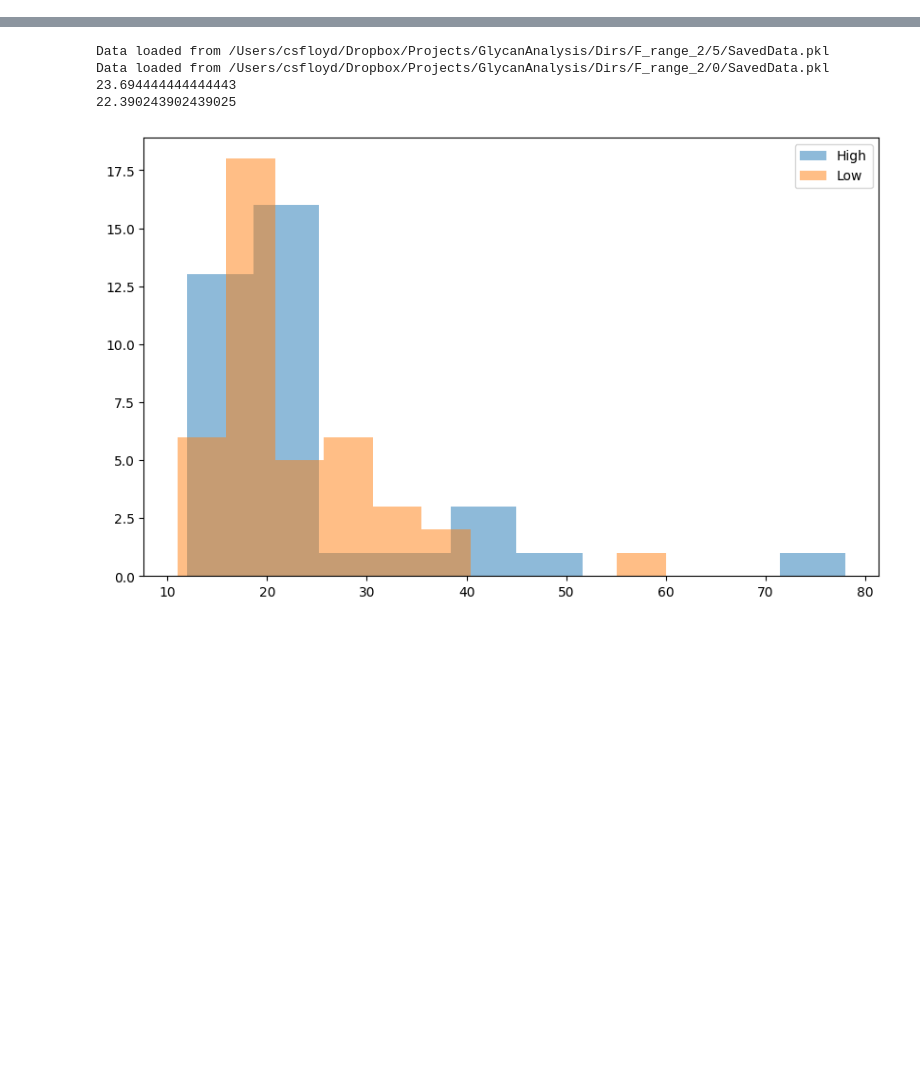
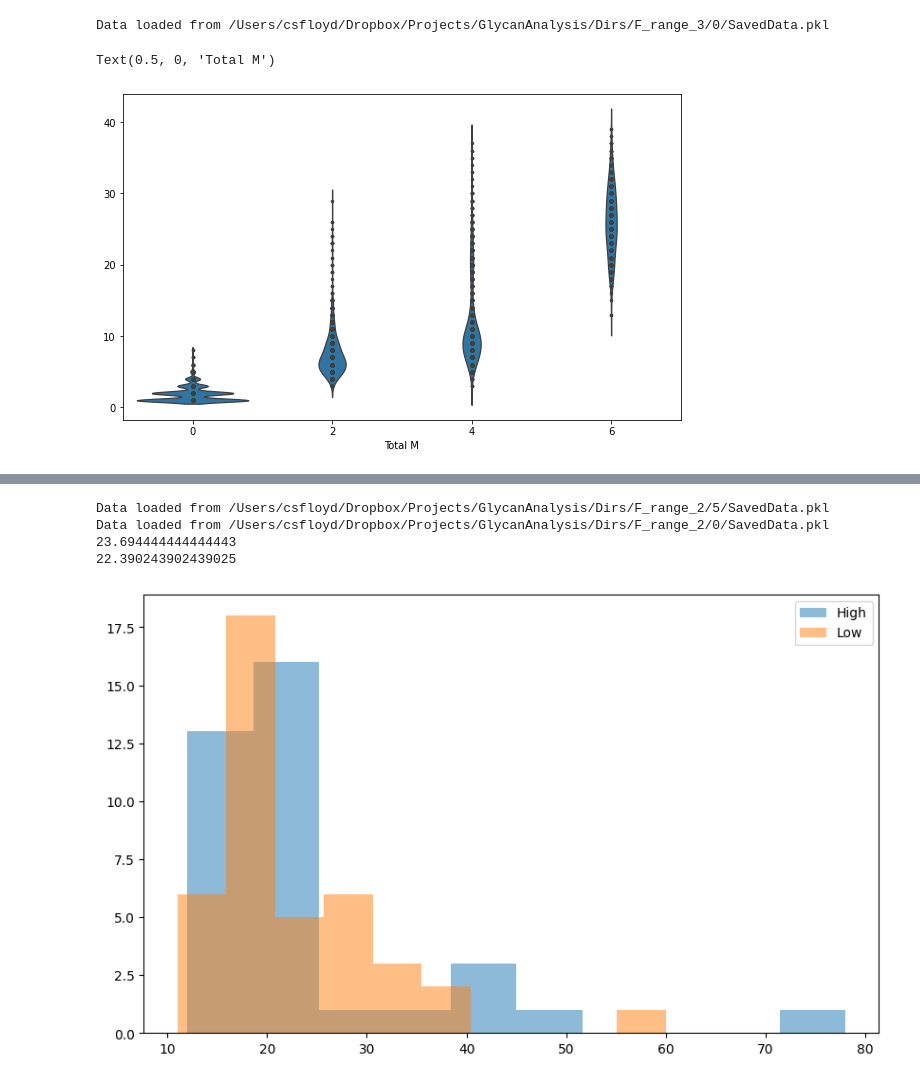
Before and after one commit to csfloyd/GlycanAnalysis, a Jupyter notebook: Python/analyze_data.ipynb, the cells around one changed output, grey strips where cells are left out. Cells and saved outputs as stored; diff of their text form; code cells hidden in the pictures; blank space fills up the shorter version.

```diff
--- a/Python/analyze_data.ipynb
+++ b/Python/analyze_data.ipynb
@@ -67,0 +71,19 @@ Data loaded from /Users/csfloyd/Dropbox/Projects/GlycanAnalysis/Dirs/F_range_2/5
+# %%
+path = "/Users/csfloyd/Dropbox/Projects/GlycanAnalysis/Dirs/F_range_3"
+
+vars = [0, 1, 2, 4, 5]
+M_list = []
+
+
+file = path + "/" + str(0) + "/SavedData.pkl"
+data_logger = NetworkDataLogger(file)
+M_values = np.array([data_logger.network_data[n]['conservation_changes']['M_0t1'] + data_logger.network_data[n]['conservation_changes']['M_1t0'] + data_logger.network_data[n]['conservation_changes']['M_0b1'] for n in range(len(data_logger.network_data))])
+n_sign_conditions = np.array([data_logger.network_data[n]['n_sign_conditions'] for n in range(len(data_logger.network_data))])
+
+plt.figure(figsize=(10,6))
+sns.violinplot(x=M_values, y=n_sign_conditions, inner = "point")
+plt.xlabel('Total M')
+# %% [output]
+Data loaded from /Users/csfloyd/Dropbox/Projects/GlycanAnalysis/Dirs/F_range_3/0/SavedData.pkl
+Text(0.5, 0, 'Total M')
+[figure, added]
```
Also changed, not shown: parts of 3 cells of this notebook, 5 other files.
